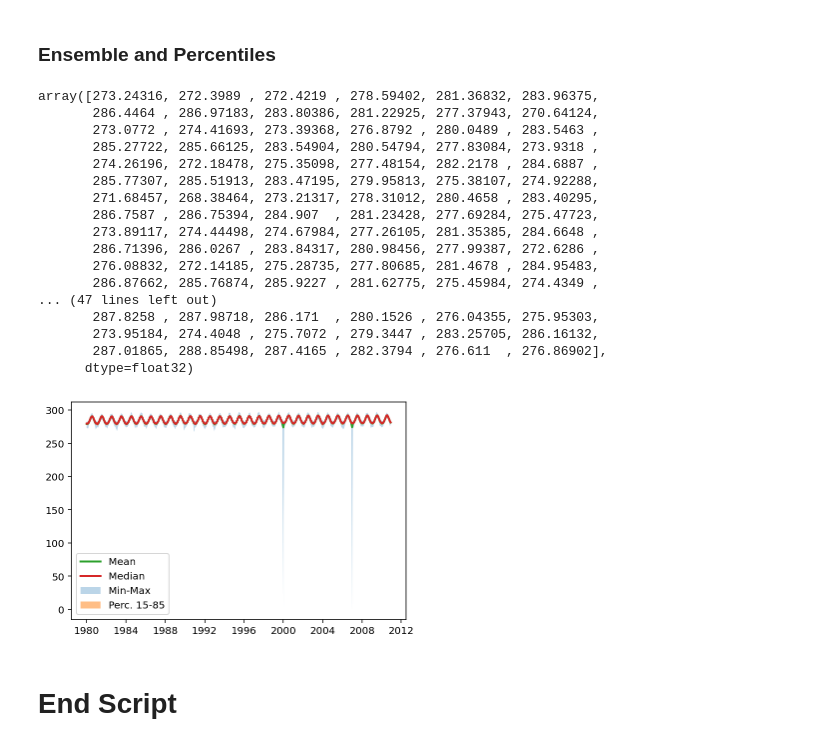
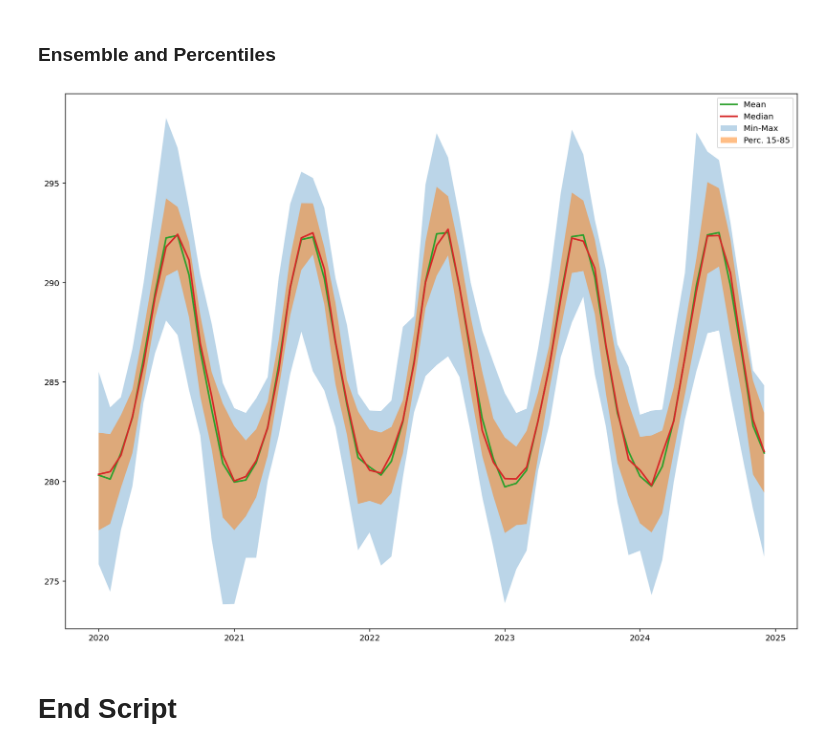
Before and after one commit to justinfmccarty/epwmorph, a Jupyter notebook: notebooks/Gather_Subset Ensemble.ipynb, the cells around one changed output. Cells and saved outputs as stored; diff of their text form; code cells hidden in the pictures.

```diff
--- a/notebooks/Gather_Subset Ensemble.ipynb
+++ b/notebooks/Gather_Subset Ensemble.ipynb
@@ -32,19 +32,20 @@ col = intake.open_esm_datastore("https://storage.googleapis.com/cmip6/pangeo-cmi
 # [eid for eid in col.df['experiment_id'].unique() if 'ssp' in eid]
 # %%
 # there is currently a significant amount of data for these runs
-expts = ['historical']
+expts = ['ssp245']
+
+sl_df = pd.DataFrame(pd.read_csv('/content/modelsources.csv'))
+sourcelist = sl_df[sl_df['in_ensemble']=='Yes']['source_id'].values.tolist()
 
 query = dict(
     experiment_id=expts,
     table_id='Amon',
     variable_id='tas',
     member_id = 'r1i1p1f1',
+    source_id = sourcelist
 )
 
-col_subset = col.search(require_all_on=["source_id"], **query)
-# col_subset.df.groupby("source_id")[
-#     ["experiment_id", "variable_id", "table_id"]
-# ].nunique()
+col_subset = col.search(**query)
 # %%
 def drop_all_bounds(ds):
     drop_vars = [vname for vname in ds.coords
@@ -161,5 +162,9 @@ Attributes:
 # %%
 # from here the objective is to clean up the xarray and place it in an ensemble
 # where it can be cut for the percentiles
-big_ds_lite = big_ds.sel(time=slice('1980','2010'))
-ens = ensembles.create_ensemble(big_ds_lite.tas)
+vari = list(big_ds_lite.data_vars.keys())[0]
+print(vari)
+big_ds_lite = big_ds.sel(time=slice('2020','2024'))
+x = getattr(big_ds_lite, 'tas')
+ens = ensembles.create_ensemble(x)
+ens
@@ -168,50 +177,30 @@ ens = ensembles.create_ensemble(big_ds_lite.tas)
 # %%
 ens_perc = ensembles.ensemble_percentiles(ens, values=[15, 50, 85], split=False)
 ens_stats = ensembles.ensemble_mean_std_max_min(ens)
-# %%
-ens_stats.tas_min[0].values
-# %% [output]
-array([273.24316, 272.3989 , 272.4219 , 278.59402, 281.36832, 283.96375,
-       286.4464 , 286.97183, 283.80386, 281.22925, 277.37943, 270.64124,
-       273.0772 , 274.41693, 273.39368, 276.8792 , 280.0489 , 283.5463 ,
-       285.27722, 285.66125, 283.54904, 280.54794, 277.83084, 273.9318 ,
-       274.26196, 272.18478, 275.35098, 277.48154, 282.2178 , 284.6887 ,
-       285.77307, 285.51913, 283.47195, 279.95813, 275.38107, 274.92288,
-       271.68457, 268.38464, 273.21317, 278.31012, 280.4658 , 283.40295,
-       286.7587 , 286.75394, 284.907  , 281.23428, 277.69284, 275.47723,
-       273.89117, 274.44498, 274.67984, 277.26105, 281.35385, 284.6648 ,
-       286.71396, 286.0267 , 283.84317, 280.98456, 277.99387, 272.6286 ,
-       276.08832, 272.14185, 275.28735, 277.80685, 281.4678 , 284.95483,
-       286.87662, 285.76874, 285.9227 , 281.62775, 275.45984, 274.4349 ,
-... (47 lines left out)
-       287.8258 , 287.98718, 286.171  , 280.1526 , 276.04355, 275.95303,
-       273.95184, 274.4048 , 275.7072 , 279.3447 , 283.25705, 286.16132,
-       287.01865, 288.85498, 287.4165 , 282.3794 , 276.611  , 276.86902],
-      dtype=float32)
 # %%
-fig, ax = plt.subplots()
+fig, ax = plt.subplots(figsize=(16,12))
 ax.fill_between(ens_stats.time.values,
                 ens_stats.tas_min[0].values,
                 ens_stats.tas_max[0].values,
                 alpha=0.3,
                 label='Min-Max')
 ax.fill_between(ens_perc.time.values,
                 ens_perc.tas.sel(percentiles=15)[0].values,
                 ens_perc.tas.sel(percentiles=85)[0].values,
                 alpha=0.5,
                 label='Perc. 15-85')
 ax._get_lines.get_next_color()  # Hack to get different line
 ax._get_lines.get_next_color()
 ax.plot(ens_stats.time.values,
         ens_stats.tas_mean[0].values,
         linewidth=2, label='Mean')
 ax.plot(ens_perc.time.values,
         ens_perc.tas.sel(percentiles=50)[0].values,
         linewidth=2, label='Median')
 ax.legend()
 plt.show()
 # %% [output]
-[figure, old version]
+[figure, new version]
 # %% [markdown]
 # End Script
 # %%
```
Also changed, not shown: parts of 5 cells of this notebook.
